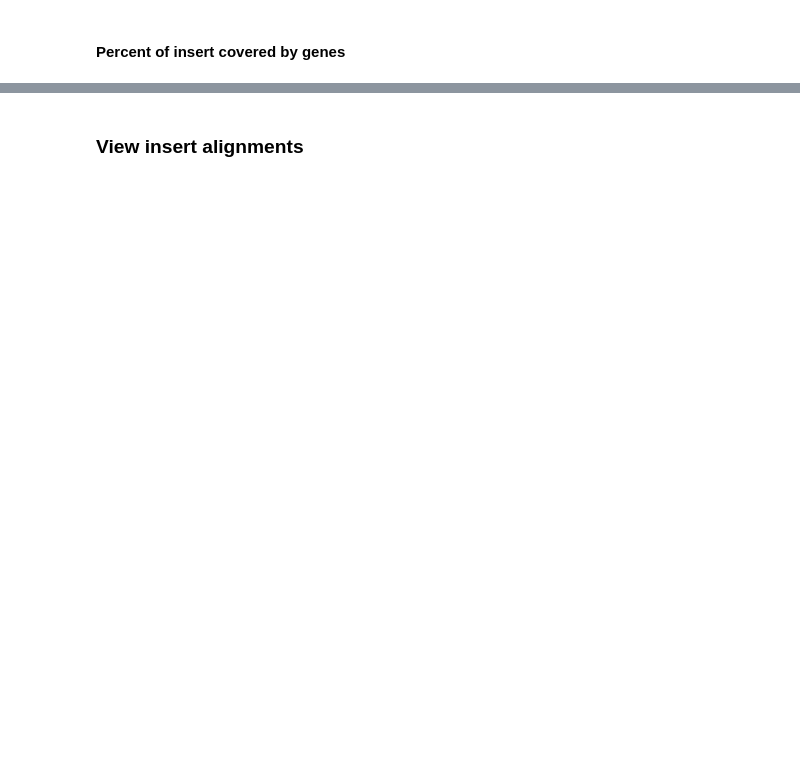
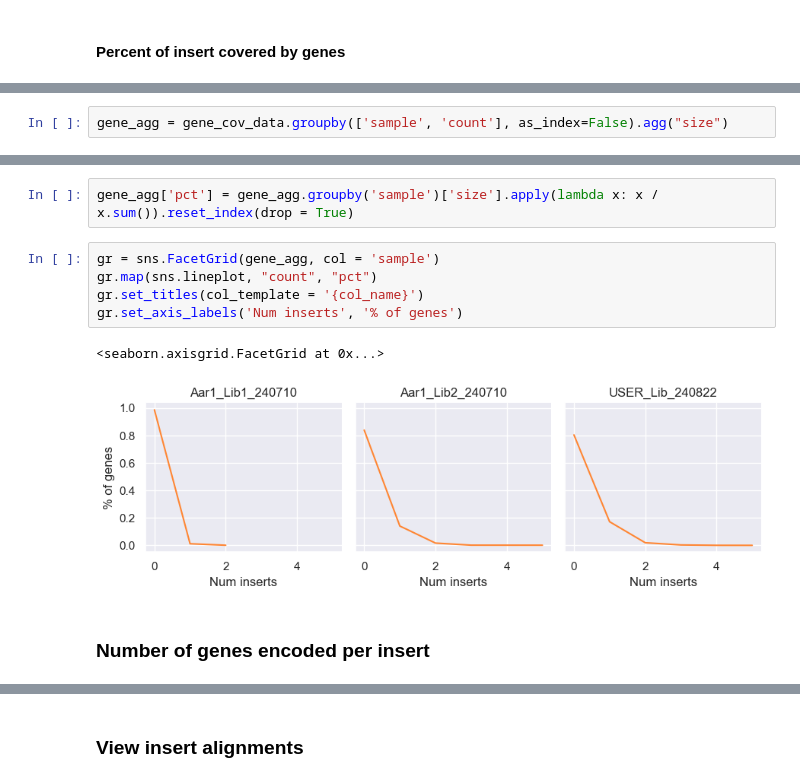
Before and after one commit to Pioneer-Research-Labs/long-read-qc, a Jupyter notebook: assets/report_template.ipynb, the cells around one changed output, grey strips where cells are left out. Cells and saved outputs as stored; diff of their text form; blank space fills up the shorter version.

```diff
--- a/assets/report_template.ipynb
+++ b/assets/report_template.ipynb
@@ -159,0 +192,2 @@ gr.map(sns.histplot, "percent_cov")
+# %%
+gene_agg = gene_cov_data.groupby(['sample', 'count'], as_index=False).agg("size")
@@ -159,0 +212,12 @@ gr.map(sns.histplot, "percent_cov")
+# %%
+gene_agg['pct'] = gene_agg.groupby('sample')['size'].apply(lambda x: x / x.sum()).reset_index(drop = True)
+# %%
+gr = sns.FacetGrid(gene_agg, col = 'sample')
+gr.map(sns.lineplot, "count", "pct")
+gr.set_titles(col_template = '{col_name}')
+gr.set_axis_labels('Num inserts', '% of genes')
+# %% [output]
+<seaborn.axisgrid.FacetGrid at 0x...>
+[figure, added]
+# %% [markdown]
+### Number of genes encoded per insert
```
Also changed, not shown: parts of 12 cells of this notebook, 1 other file.
